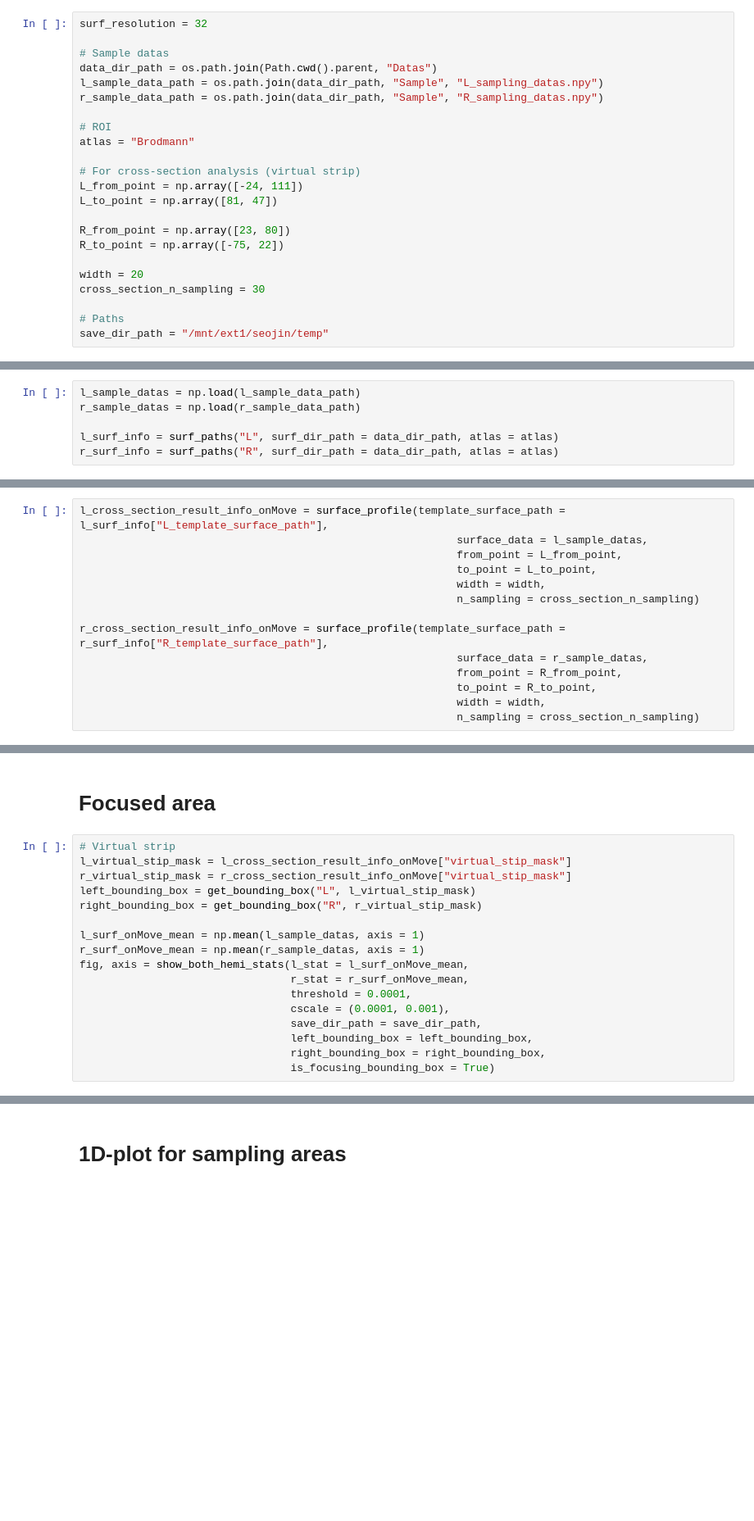
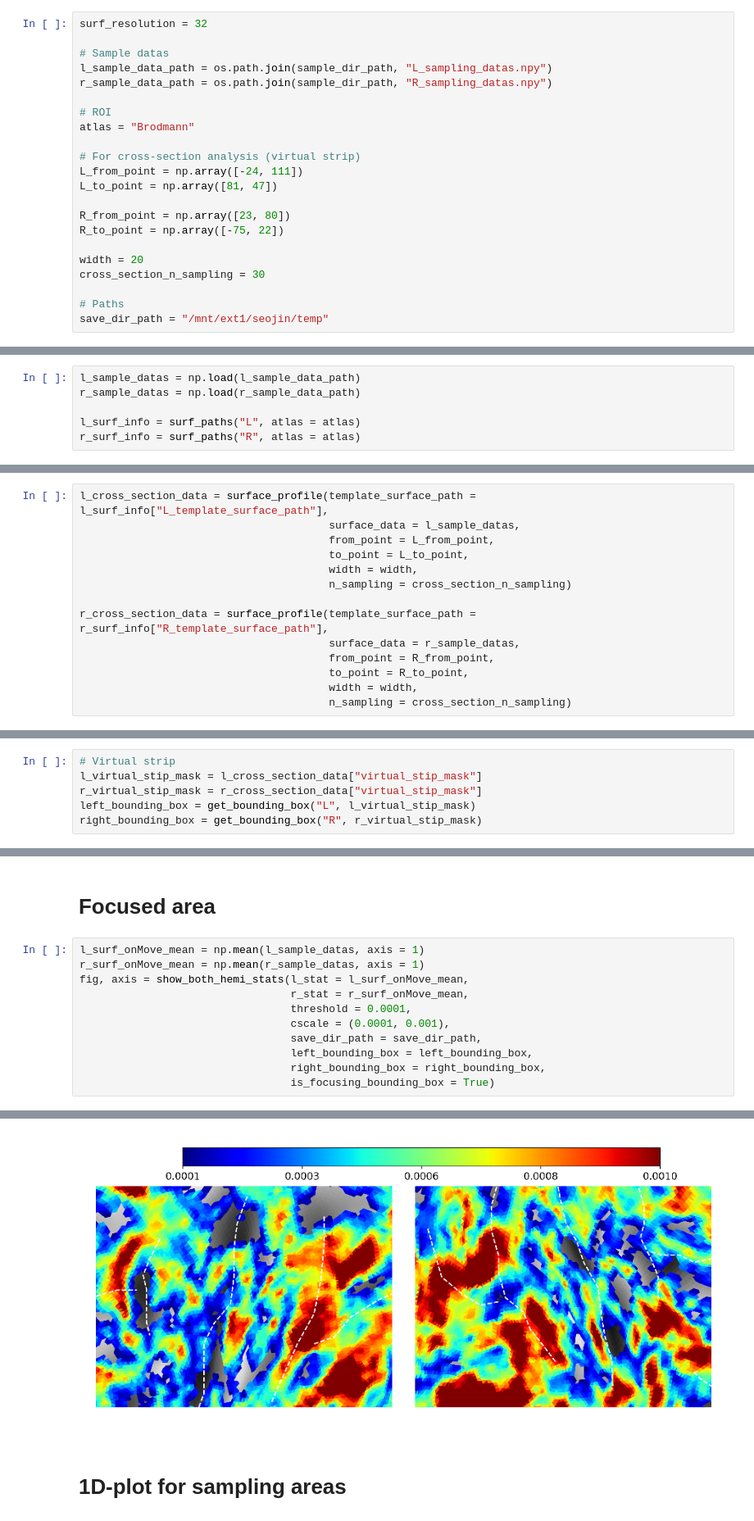
Before and after one commit to SeojinYoon/easy_surf_vis, a Jupyter notebook: Examples/4_cross_section.ipynb, the cells around one changed output, grey strips where cells are left out. Shown at 82% size. Saved outputs shown, nothing was run; the diff lists cells and outputs as text; blank space fills up the shorter version.

```diff
--- a/Examples/4_cross_section.ipynb
+++ b/Examples/4_cross_section.ipynb
@@ -25,9 +25,8 @@ from surface_roi import detect_sulcus, detect_roi_names
 surf_resolution = 32
 
 # Sample datas
-data_dir_path = os.path.join(Path.cwd().parent, "Datas")
-l_sample_data_path = os.path.join(data_dir_path, "Sample", "L_sampling_datas.npy")
-r_sample_data_path = os.path.join(data_dir_path, "Sample", "R_sampling_datas.npy")
+l_sample_data_path = os.path.join(sample_dir_path, "L_sampling_datas.npy")
+r_sample_data_path = os.path.join(sample_dir_path, "R_sampling_datas.npy")
 
 # ROI
 atlas = "Brodmann"
@@ -50,24 +49,24 @@ save_dir_path = "/mnt/ext1/seojin/temp"
 l_sample_datas = np.load(l_sample_data_path)
 r_sample_datas = np.load(r_sample_data_path)
 
-l_surf_info = surf_paths("L", surf_dir_path = data_dir_path, atlas = atlas)
-r_surf_info = surf_paths("R", surf_dir_path = data_dir_path, atlas = atlas)
+l_surf_info = surf_paths("L", atlas = atlas)
+r_surf_info = surf_paths("R", atlas = atlas)
 # %% [markdown]
 # Cross section analysis
 # %%
-l_cross_section_result_info_onMove = surface_profile(template_surface_path = l_surf_info["L_template_surface_path"],
-                                                           surface_data = l_sample_datas,
-                                                           from_point = L_from_point,
-                                                           to_point = L_to_point,
-                                                           width = width,
-                                                           n_sampling = cross_section_n_sampling)
+l_cross_section_data = surface_profile(template_surface_path = l_surf_info["L_template_surface_path"],
+                                       surface_data = l_sample_datas,
+                                       from_point = L_from_point,
+                                       to_point = L_to_point,
+                                       width = width,
+                                       n_sampling = cross_section_n_sampling)
 
-r_cross_section_result_info_onMove = surface_profile(template_surface_path = r_surf_info["R_template_surface_path"],
-                                                           surface_data = r_sample_datas,
-                                                           from_point = R_from_point,
-                                                           to_point = R_to_point,
-                                                           width = width,
-                                                           n_sampling = cross_section_n_sampling)
+r_cross_section_data = surface_profile(template_surface_path = r_surf_info["R_template_surface_path"],
+                                       surface_data = r_sample_datas,
+                                       from_point = R_from_point,
+                                       to_point = R_to_point,
+                                       width = width,
+                                       n_sampling = cross_section_n_sampling)
 # %% [markdown]
 # Cross-section analysis coverages
 # %%
@@ -84,6 +83,12 @@ save: /mnt/ext1/seojin/temp/both_hemi_coverage.png
 [figure]
 # %% [markdown]
 # Surf ROI
+# %%
+# Virtual strip
+l_virtual_stip_mask = l_cross_section_data["virtual_stip_mask"]
+r_virtual_stip_mask = r_cross_section_data["virtual_stip_mask"]
+left_bounding_box = get_bounding_box("L", l_virtual_stip_mask)
+right_bounding_box = get_bounding_box("R", r_virtual_stip_mask)
 # %%
 l_strip_fig = plot_virtualStrip_on3D_surf(l_virtual_stip_mask,
                                           hemisphere = "L",
@@ -107,12 +112,6 @@ save: /mnt/ext1/seojin/temp/R_virtual_strip.png
 # %% [markdown]
 # Focused area
 # %%
-# Virtual strip
-l_virtual_stip_mask = l_cross_section_result_info_onMove["virtual_stip_mask"]
-r_virtual_stip_mask = r_cross_section_result_info_onMove["virtual_stip_mask"]
-left_bounding_box = get_bounding_box("L", l_virtual_stip_mask)
-right_bounding_box = get_bounding_box("R", r_virtual_stip_mask)
-
 l_surf_onMove_mean = np.mean(l_sample_datas, axis = 1)
 r_surf_onMove_mean = np.mean(r_sample_datas, axis = 1)
 fig, axis = show_both_hemi_stats(l_stat = l_surf_onMove_mean,
@@ -123,3 +122,4 @@ fig, axis = show_both_hemi_stats(l_stat = l_surf_onMove_mean,
                                  left_bounding_box = left_bounding_box,
                                  right_bounding_box = right_bounding_box,
                                  is_focusing_bounding_box = True)
+# %% [output]
@@ -126,3 +132,4 @@ fig, axis = show_both_hemi_stats(l_stat = l_surf_onMove_mean,
+[figure, added]
 # %% [markdown]
 # 1D-plot for sampling areas
 # %% [markdown]
```
Also changed, not shown: parts of 5 cells of this notebook, 11 other files.
